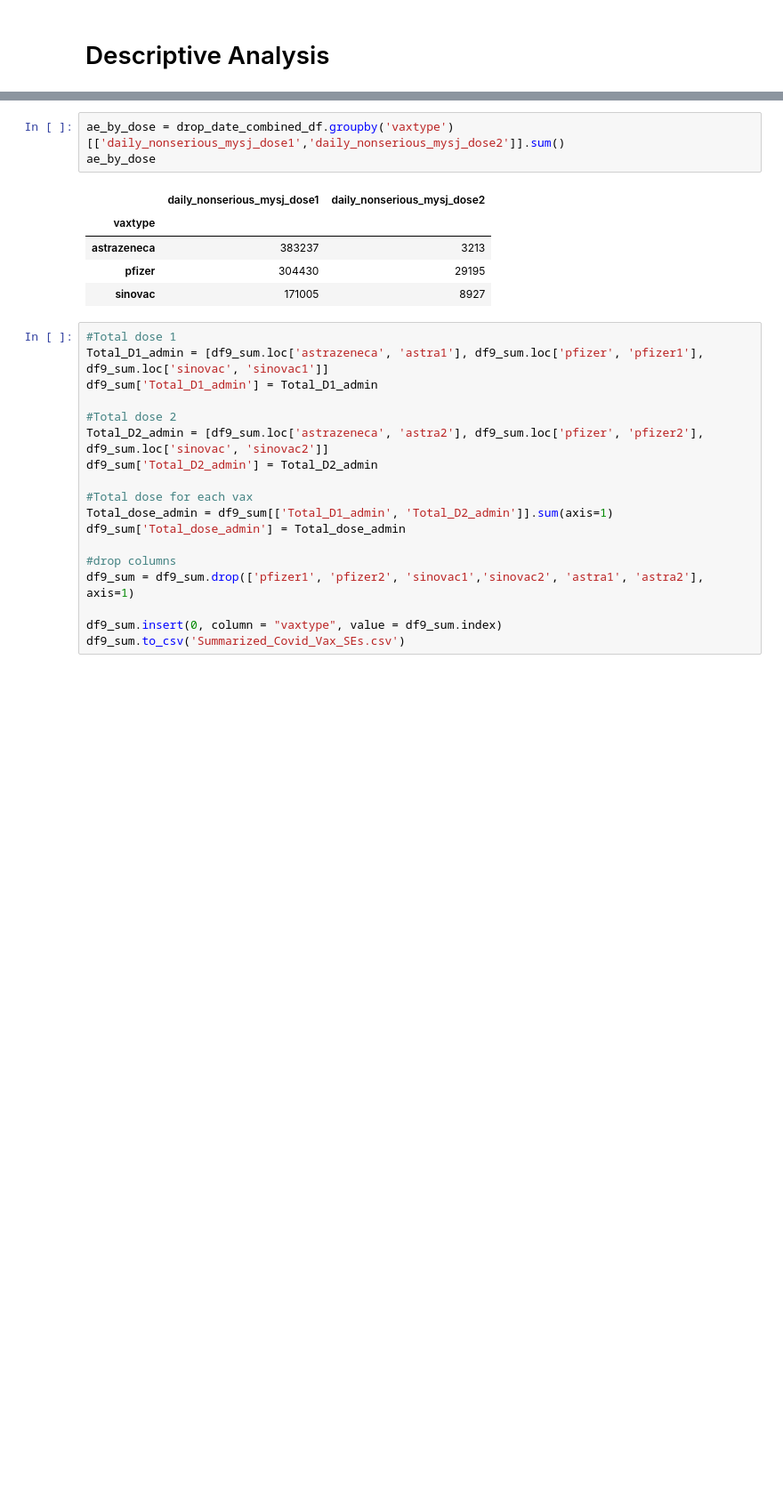
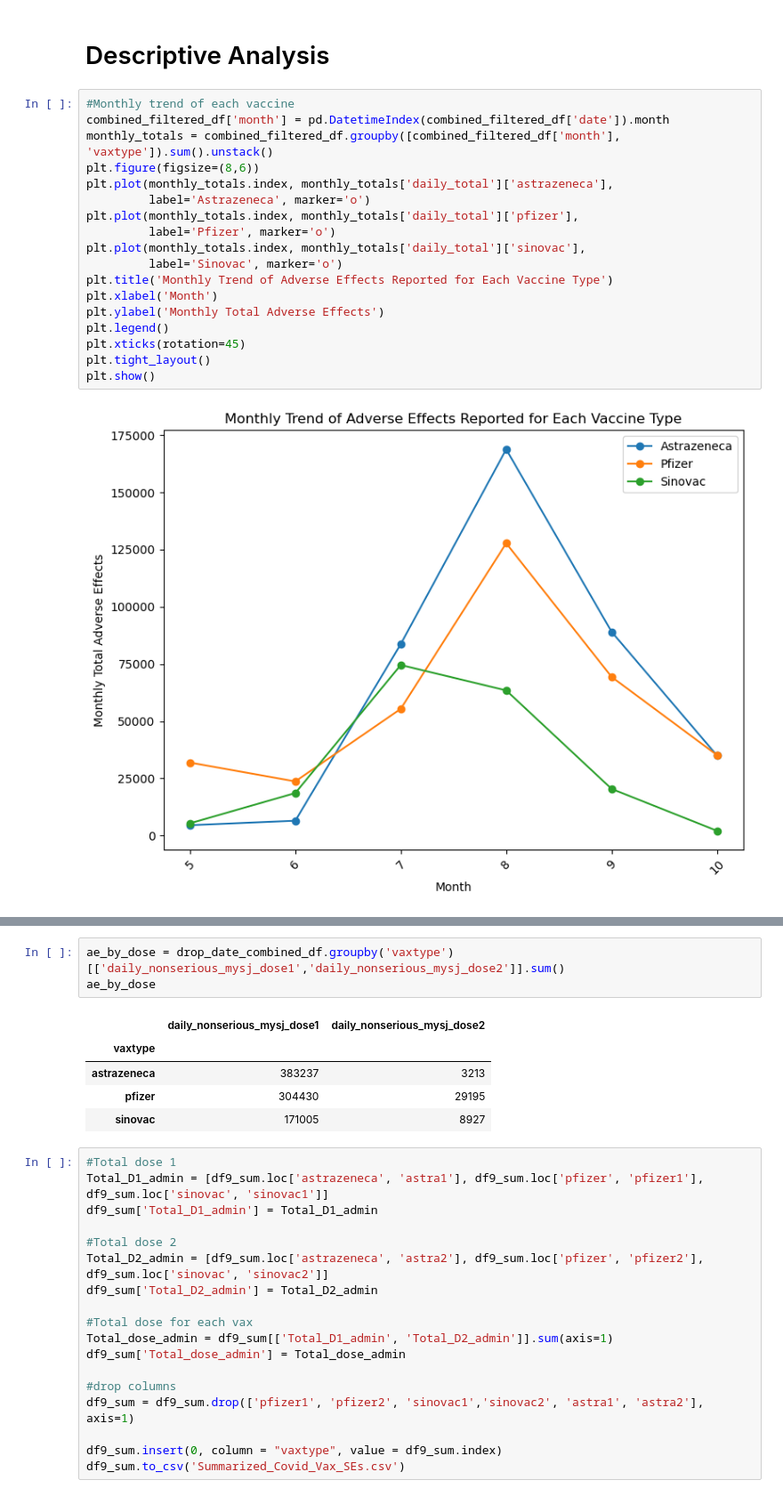
Before and after one commit to kamal089601/HIA302_Project, a Jupyter notebook: HIA302_Project/HIA302_Project.ipynb, the cells around one changed output, grey strips where cells are left out. Shown at 89% size. Cells and saved outputs as stored; diff of their text form; blank space fills up the shorter version.

```diff
--- a/HIA302_Project/HIA302_Project.ipynb
+++ b/HIA302_Project/HIA302_Project.ipynb
@@ -307,2 +309,22 @@ df9_sum
 # %% [markdown]
 # Descriptive Analysis
+# %%
+#Monthly trend of each vaccine
+combined_filtered_df['month'] = pd.DatetimeIndex(combined_filtered_df['date']).month
+monthly_totals = combined_filtered_df.groupby([combined_filtered_df['month'], 'vaxtype']).sum().unstack()
+plt.figure(figsize=(8,6))
+plt.plot(monthly_totals.index, monthly_totals['daily_total']['astrazeneca'],
+         label='Astrazeneca', marker='o')
+plt.plot(monthly_totals.index, monthly_totals['daily_total']['pfizer'],
+         label='Pfizer', marker='o')
+plt.plot(monthly_totals.index, monthly_totals['daily_total']['sinovac'],
+         label='Sinovac', marker='o')
+plt.title('Monthly Trend of Adverse Effects Reported for Each Vaccine Type')
+plt.xlabel('Month')
+plt.ylabel('Monthly Total Adverse Effects')
+plt.legend()
+plt.xticks(rotation=45)
+plt.tight_layout()
+plt.show()
+# %% [output]
+[figure, added]
```
Also changed, not shown: parts of 29 cells of this notebook.
